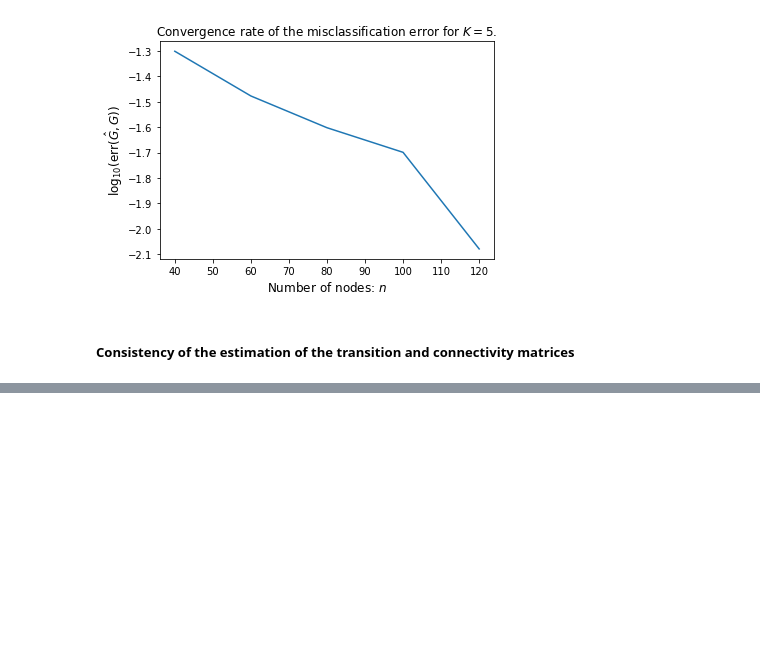
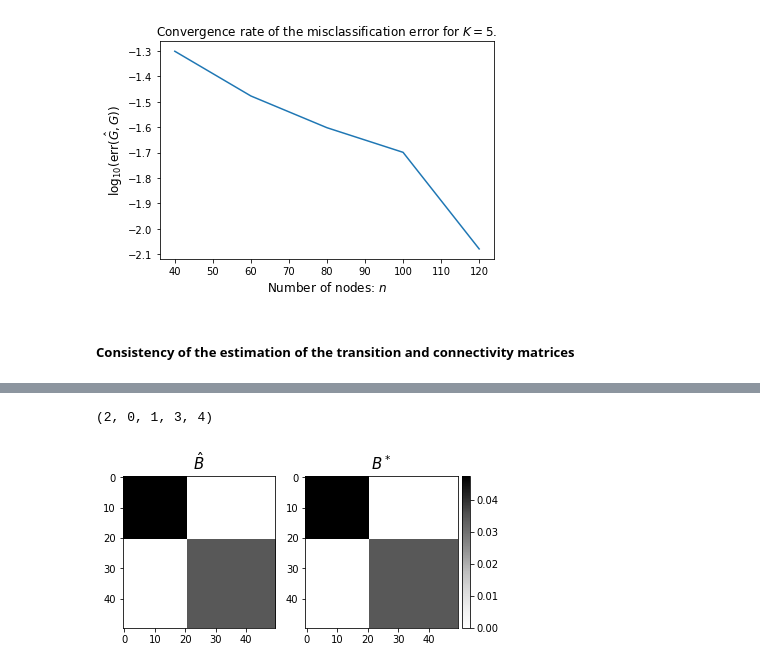
Before and after one commit to quentin-duchemin/inference-markovian-SBM, a Jupyter notebook: experiments_markovian_SBM.ipynb, the cells around one changed output, grey strips where cells are left out. Cells and saved outputs as stored; diff of their text form; code cells hidden in the pictures; blank space fills up the shorter version.

```diff
--- a/experiments_markovian_SBM.ipynb
+++ b/experiments_markovian_SBM.ipynb
@@ -233,0 +245,5 @@ plt.show()
+# %%
+G.estimate_parameters()
+G.permutation
+# %% [output]
+(2, 0, 1, 3, 4)
@@ -233,0 +296,10 @@ plt.show()
+# %%
+P = np.array([[0.2, 0.8],[0.6, 0.4]])
+Q = np.array([[0.8, 0.2],[0.1, 0.3]])
+np.random.seed(1)
+G = SBM(50, 2, framework='markov', P=P, Q=Q)
+G.estimate_partition()
+G.visualize_B_matrices()
+G.estimate_parameters()
+# %% [output]
+[figure, added]
```
Also changed, not shown: parts of 9 cells of this notebook, 3 other files.
